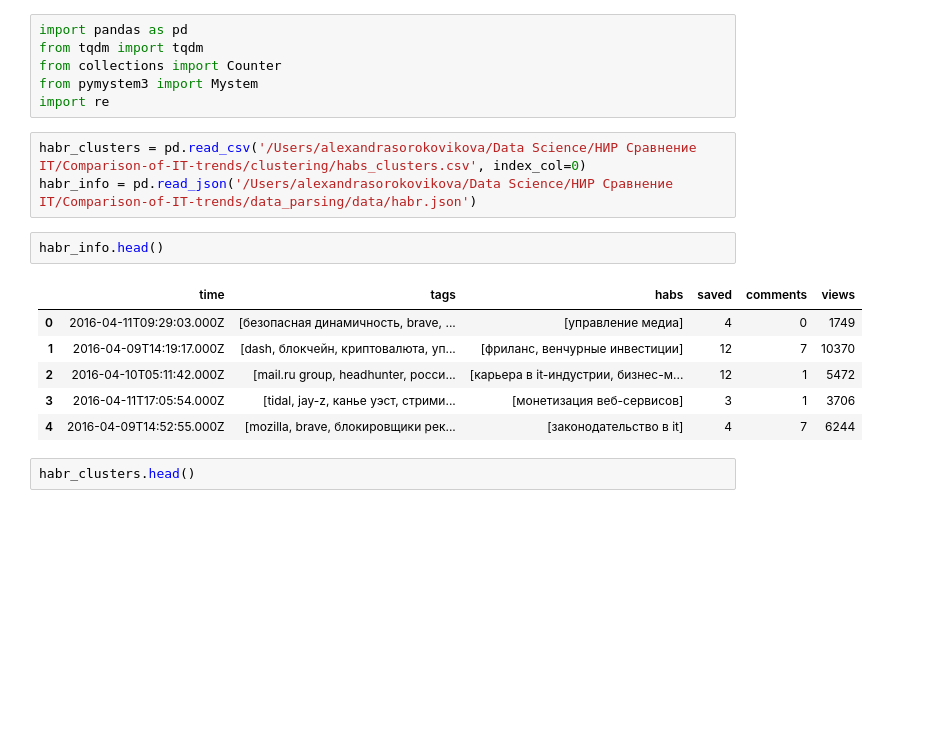
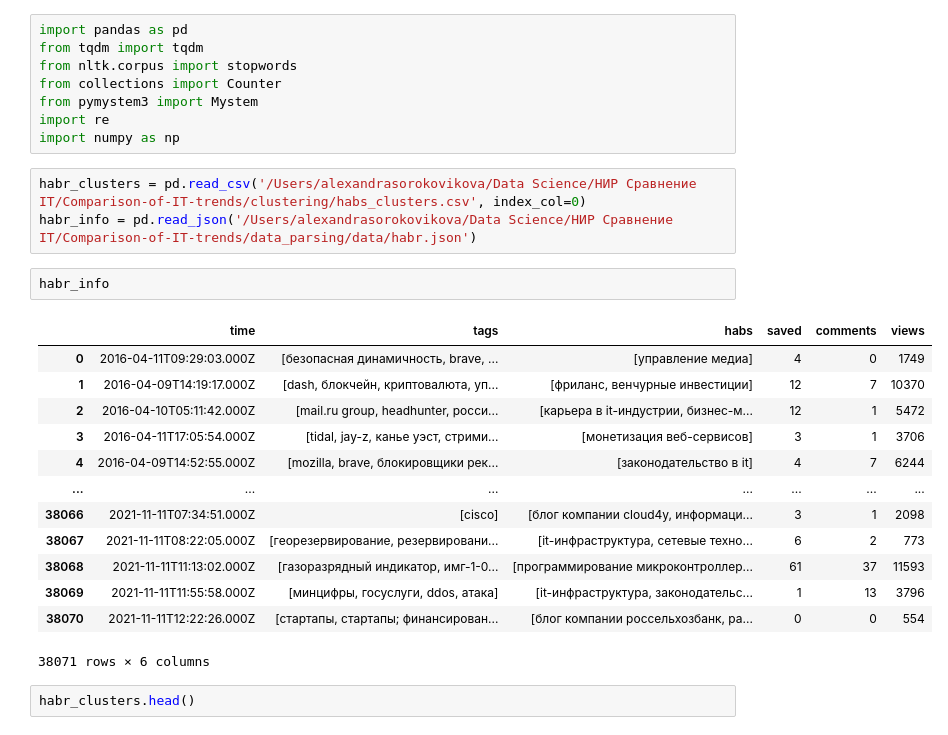
Before and after one commit to AleksandraSorokovikova/Comparison-of-IT-trends, a Jupyter notebook: clustering/categories_habr.ipynb, the cells around one changed output. Cells and saved outputs as stored; diff of their text form; blank space fills up the shorter version.

```diff
--- a/clustering/categories_habr.ipynb
+++ b/clustering/categories_habr.ipynb
@@ -1,21 +1,30 @@
 # %%
 import pandas as pd
 from tqdm import tqdm
+from nltk.corpus import stopwords
 from collections import Counter
 from pymystem3 import Mystem
 import re
+import numpy as np
 # %%
 habr_clusters = pd.read_csv('/Users/alexandrasorokovikova/Data Science/НИР Сравнение IT/Comparison-of-IT-trends/clustering/habs_clusters.csv', index_col=0)
 habr_info = pd.read_json('/Users/alexandrasorokovikova/Data Science/НИР Сравнение IT/Comparison-of-IT-trends/data_parsing/data/habr.json')
 # %%
-habr_info.head()
+habr_info
 # %% [output]
 |  | time | tags | habs | saved | comments | views |
 | 0 | 2016-04-11T09:29:03.000Z | [безопасная динамичность, brave, ... | [управление медиа] | 4 | 0 | 1749 |
 | 1 | 2016-04-09T14:19:17.000Z | [dash, блокчейн, криптовалюта, уп... | [фриланс, венчурные инвестиции] | 12 | 7 | 10370 |
 | 2 | 2016-04-10T05:11:42.000Z | [mail.ru group, headhunter, росси... | [карьера в it-индустрии, бизнес-м... | 12 | 1 | 5472 |
 | 3 | 2016-04-11T17:05:54.000Z | [tidal, jay-z, канье уэст, стрими... | [монетизация веб-сервисов] | 3 | 1 | 3706 |
 | 4 | 2016-04-09T14:52:55.000Z | [mozilla, brave, блокировщики рек... | [законодательство в it] | 4 | 7 | 6244 |
+| ... | ... | ... | ... | ... | ... | ... |
+| 38066 | 2021-11-11T07:34:51.000Z | [cisco] | [блог компании cloud4y, информаци... | 3 | 1 | 2098 |
+| 38067 | 2021-11-11T08:22:05.000Z | [георезервирование, резервировани... | [it-инфраструктура, сетевые техно... | 6 | 2 | 773 |
+| 38068 | 2021-11-11T11:13:02.000Z | [газоразрядный индикатор, имг-1-0... | [программирование микроконтроллер... | 61 | 37 | 11593 |
+| 38069 | 2021-11-11T11:55:58.000Z | [минцифры, госуслуги, ddos, атака] | [it-инфраструктура, законодательс... | 1 | 13 | 3796 |
+| 38070 | 2021-11-11T12:22:26.000Z | [стартапы, стартапы; финансирован... | [блог компании россельхозбанк, ра... | 0 | 0 | 554 |
+38071 rows × 6 columns
 # %%
 habr_clusters.head()
 # %% [output]
```
Also changed, not shown: parts of 8 cells of this notebook, 6 other files.
